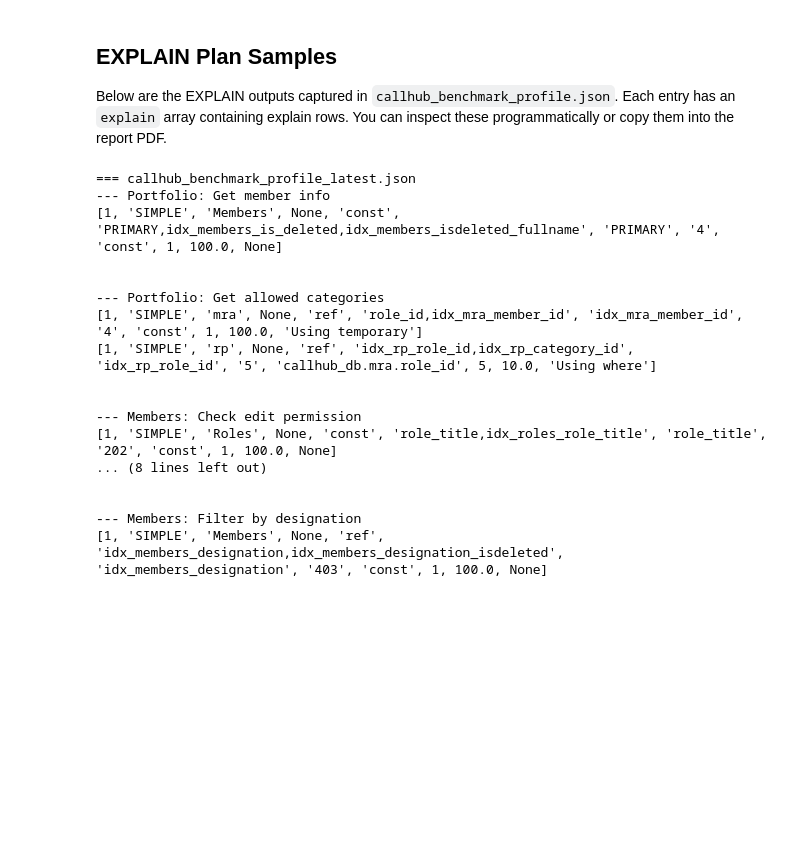
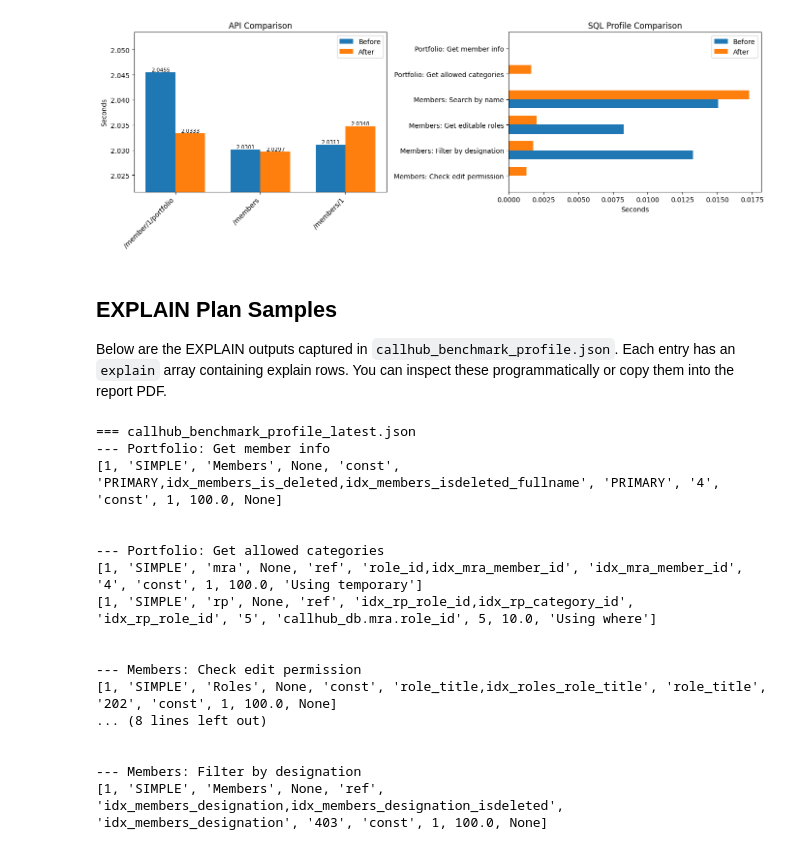
Before and after one commit to arpitaa-k/CallHub-CS-432, a Jupyter notebook: Assignment2/Module B/callhub_backend/report.ipynb, the cells around one changed output. Saved outputs shown, nothing was run; the diff lists cells and outputs as text; code cells hidden in the pictures; blank space fills up the shorter version.

Commit message:
added plots

```diff
--- a/Assignment2/Module B/callhub_backend/report.ipynb
+++ b/Assignment2/Module B/callhub_backend/report.ipynb
@@ -105,3 +1,97 @@ Graphs saved in d:\sia_db\CallHub-CS-432\Assignment2\Module B\callhub_backend\be
+# %%
+import json
+import matplotlib.pyplot as plt
+import os
+import glob
+
+BASE_DIR = os.path.abspath(os.path.join(os.getcwd(), '..', 'benchmarks'))
+GRAPH_DIR = os.path.join(BASE_DIR, 'graphs')
+os.makedirs(GRAPH_DIR, exist_ok=True)
+
+def load_json(path):
+    if not os.path.exists(path):
+        return None
+    with open(path, 'r', encoding='utf-8') as f:
+        return json.load(f)
+
+api_before = glob.glob(os.path.join(BASE_DIR, '*api_times_before*.json'))
+api_after  = glob.glob(os.path.join(BASE_DIR, '*api_times_after*.json'))
+prof_before = glob.glob(os.path.join(BASE_DIR, '*benchmark_profile_before*.json'))
+prof_after  = glob.glob(os.path.join(BASE_DIR, '*benchmark_profile_after*.json'))
+
+if not (api_before and api_after and prof_before and prof_after):
+    raise FileNotFoundError("Required files not found")
+
+API_BEFORE = api_before[0]
+API_AFTER  = api_after[0]
+PROF_BEFORE = prof_before[0]
+PROF_AFTER  = prof_after[0]
+
+def plot_combined():
+    api_b = load_json(API_BEFORE)
+    api_a = load_json(API_AFTER)
+    prof_b = load_json(PROF_BEFORE)
+    prof_a = load_json(PROF_AFTER)
+
+    api_before_dict = {p['endpoint']: float(p['time']) for p in api_b}
+    api_after_dict  = {p['endpoint']: float(p['time']) for p in api_a}
+    api_keys = sorted(set(api_before_dict) & set(api_after_dict))
+
+    prof_before_dict = {p['desc']: float(p['execution_time']) for p in prof_b}
+    prof_after_dict  = {p['desc']: float(p['execution_time']) for p in prof_a}
+    prof_keys = sorted(set(prof_before_dict) & set(prof_after_dict))[:10]
+
+    fig, axes = plt.subplots(1, 2, figsize=(14, 5))
+    width = 0.35
+
+    x = range(len(api_keys))
+    before_vals = [api_before_dict[k] for k in api_keys]
+    after_vals  = [api_after_dict[k] for k in api_keys]
+
+    axes[0].bar([i - width/2 for i in x], before_vals, width, label='Before')
+    axes[0].bar([i + width/2 for i in x], after_vals, width, label='After')
+
+    all_vals = before_vals + after_vals
+    ymin = min(all_vals)
+    ymax = max(all_vals)
+    margin = (ymax - ymin) * 0.5 if ymax != ymin else 0.01
+    axes[0].set_ylim(ymin - margin, ymax + margin)
+
+    for i, v in enumerate(before_vals):
+        axes[0].text(i - width/2, v, f"{v:.4f}", ha='center', va='bottom', fontsize=8)
+    for i, v in enumerate(after_vals):
+        axes[0].text(i + width/2, v, f"{v:.4f}", ha='center', va='bottom', fontsize=8)
+
+    axes[0].set_title('API Comparison')
+    axes[0].set_xticks(list(x))
+    axes[0].set_xticklabels(api_keys, rotation=45, ha='right')
+    axes[0].set_ylabel('Seconds')
+    axes[0].legend()
+
+    y = range(len(prof_keys))
+
+    axes[1].barh([i - width/2 for i in y],
+                 [prof_before_dict[k] for k in prof_keys],
+                 height=width, label='Before')
+
+    axes[1].barh([i + width/2 for i in y],
+                 [prof_after_dict[k] for k in prof_keys],
+                 height=width, label='After')
+
+    axes[1].set_title('SQL Profile Comparison')
+    axes[1].set_yticks(list(y))
+    axes[1].set_yticklabels(prof_keys)
+    axes[1].set_xlabel('Seconds')
+    axes[1].legend()
+
+    plt.tight_layout()
+    output_path = os.path.join(GRAPH_DIR, 'combined_comparison.png')
+    plt.savefig(output_path)
+    plt.show()
+
+plot_combined()
+# %% [output]
+[figure, added]
 # %% [markdown]
 ## EXPLAIN Plan Samples
 Below are the EXPLAIN outputs captured in `callhub_benchmark_profile.json`. Each entry has an `explain` array containing explain rows. You can inspect these programmatically or copy them into the report PDF.
```
Also changed, not shown: parts of 1 cell of this notebook, 3 other files.
